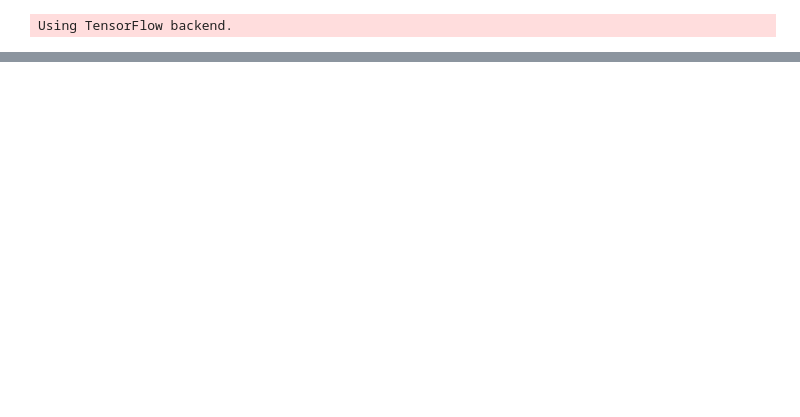
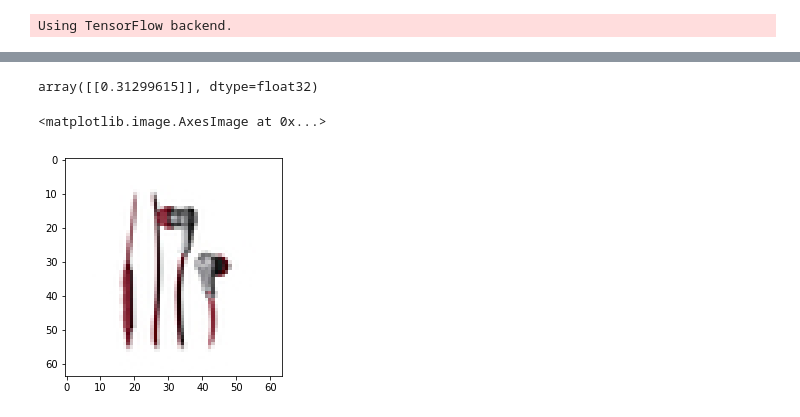
Before and after one commit to Hazem-Abdelmotaal/image-similarity, a Jupyter notebook: src/jupyter/NN-playground.ipynb, the cells around one changed output, grey strips where cells are left out. Drawn from its saved outputs; the diff is of its cells as text; code cells hidden in the pictures; blank space fills up the shorter version.

```diff
--- a/src/jupyter/NN-playground.ipynb
+++ b/src/jupyter/NN-playground.ipynb
@@ -113,0 +133,13 @@ print('* Accuracy on test set: %0.2f%%' % (100 * te_acc))
+# %%
+test_img_a, test_img_b = data_p.preprocess_input(np.array([
+    data_p.id_to_jpg('5bfa8ea84bed2c3b5fc0537a01b2d9cefbaf78d1', IMG_DIR),
+    data_p.id_to_jpg('e84700b5497cf4acec9c6762b9e531bbaad3ec7f', IMG_DIR)
+]), mode='tf')
+siamese_network.predict_on_batch([np.array([test_img_a]), np.array([test_img_b])])
+# %% [output]
+array([[0.31299615]], dtype=float32)
+# %%
+plt.imshow(data_p.id_to_jpg('5bfa8ea84bed2c3b5fc0537a01b2d9cefbaf78d1', IMG_DIR) / 255)
+# %% [output]
+<matplotlib.image.AxesImage at 0x...>
+[figure, added]
```
Also changed, not shown: parts of 8 cells of this notebook, 7 other files.
